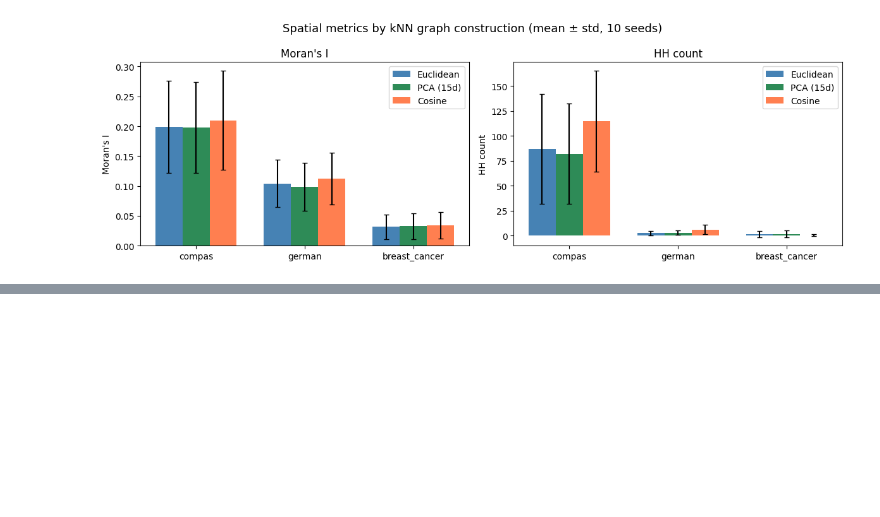
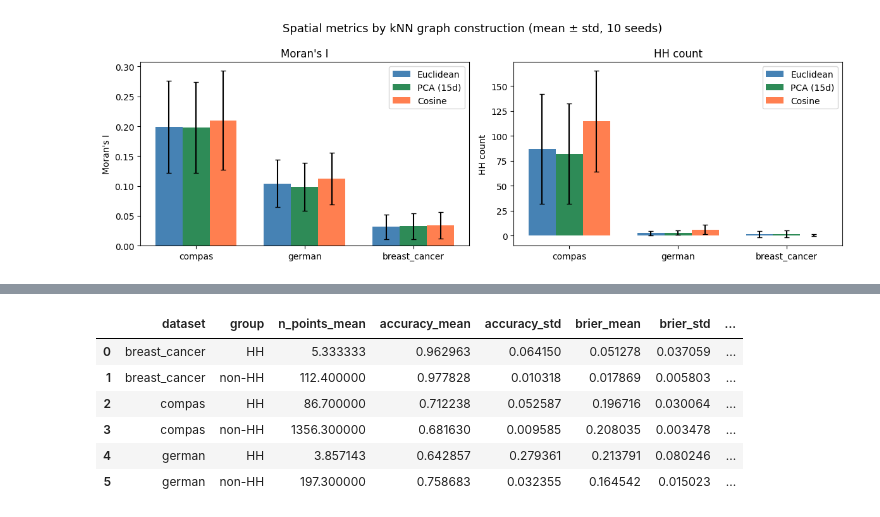
Before and after one commit to DejvisT/spatial-rashomon-multiplicity, a Jupyter notebook: notebooks/10_robustness_and_fairness.ipynb, the cells around one changed output, grey strips where cells are left out. Cells and saved outputs as stored; diff of their text form; code cells hidden in the pictures; blank space fills up the shorter version.

```diff
--- a/notebooks/10_robustness_and_fairness.ipynb
+++ b/notebooks/10_robustness_and_fairness.ipynb
@@ -1151,0 +1156,70 @@ plt.show()
+# %%
+from analysis.run_analysis import pointwise_conflict
+
+perf_rows = []
+for ds_name in DATASETS:
+    ds_dir = RESULTS / ds_name
+    X_full, y_full, _ = load_dataset(ds_name)
+
+    for seed in SEEDS:
+        run_dir = ds_dir / f"seed={seed}"
+        if not run_dir.exists():
+            continue
+
+        P_test = load_P_test(run_dir)
+        split = load_split(run_dir)
+        idx = select_rashomon_global(run_dir, K=K)
+        P_sel = P_test[idx]
+
+        X_test = get_transformed_test_features(run_dir, ds_name)
+        y_test = np.asarray(y_full.iloc[split["test"]].values, dtype=float)
+        p_mean = P_sel.mean(axis=0)
+
+        spatial_res = run_spatial(run_dir, X_test, K=K, k=K_NN, seed=42)
+        hh_mask = spatial_res["HH_mask"]
+
+        for label, mask in [("HH", hh_mask), ("non-HH", ~hh_mask)]:
+            if mask.sum() == 0:
+                continue
+            y_sub = y_test[mask]
+            p_sub = p_mean[mask]
+            pred_sub = (p_sub >= 0.5).astype(int)
+            accuracy = float(np.mean(pred_sub == y_sub))
+            brier = float(np.mean((p_sub - y_sub) ** 2))
+            mean_var = float(pointwise_variance(P_sel[:, mask], ddof=0).mean())
+
+            perf_rows.append({
+                "dataset": ds_name,
+                "seed": seed,
+                "group": label,
+                "n_points": int(mask.sum()),
+                "accuracy": accuracy,
+                "brier": brier,
+                "mean_variance": mean_var,
+            })
+
+perf_df = pd.DataFrame(perf_rows)
+agg_perf = perf_df.groupby(["dataset", "group"]).agg(
+    n_points_mean=("n_points", "mean"),
+    accuracy_mean=("accuracy", "mean"),
+    accuracy_std=("accuracy", "std"),
+    brier_mean=("brier", "mean"),
+    brier_std=("brier", "std"),
+    mean_variance_mean=("mean_variance", "mean"),
+    mean_variance_std=("mean_variance", "std"),
+).reset_index()
+
+print("Within-hotspot performance (mean ± std over seeds):\n")
+for ds_name in DATASETS:
+    ds_agg = agg_perf[agg_perf["dataset"] == ds_name]
+    print(f"  {ds_name}:")
+    for _, row in ds_agg.iterrows():
+        print(f"    {row['group']:>7s}: accuracy={row['accuracy_mean']:.4f}±{row['accuracy_std']:.4f}, "
+              f"brier={row['brier_mean']:.4f}±{row['brier_std']:.4f}, "
+              f"mean_var={row['mean_variance_mean']:.6f}±{row['mean_variance_std']:.6f}, "
+              f"n={row['n_points_mean']:.0f}")
+    print()
+
+display(agg_perf)
+agg_perf.to_csv(TABLES / "hotspot_performance_comparison.csv", index=False)
+# %% [output]
@@ -1151,0 +1239,7 @@ plt.show()
+|  | dataset | group | n_points_mean | accuracy_mean | accuracy_std | brier_mean | brier_std | ... |
+| 0 | breast_cancer | HH | 5.333333 | 0.962963 | 0.064150 | 0.051278 | 0.037059 | ... |
+| 1 | breast_cancer | non-HH | 112.400000 | 0.977828 | 0.010318 | 0.017869 | 0.005803 | ... |
+| 2 | compas | HH | 86.700000 | 0.712238 | 0.052587 | 0.196716 | 0.030064 | ... |
+| 3 | compas | non-HH | 1356.300000 | 0.681630 | 0.009585 | 0.208035 | 0.003478 | ... |
+| 4 | german | HH | 3.857143 | 0.642857 | 0.279361 | 0.213791 | 0.080246 | ... |
+| 5 | german | non-HH | 197.300000 | 0.758683 | 0.032355 | 0.164542 | 0.015023 | ... |
```
Also changed, not shown: parts of 13 cells of this notebook, 25 other files.
